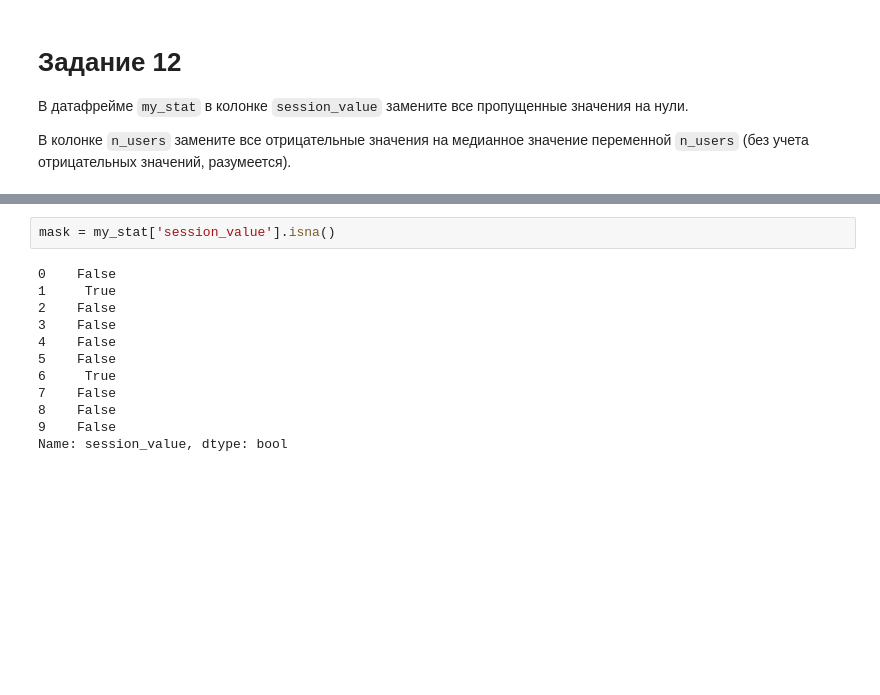
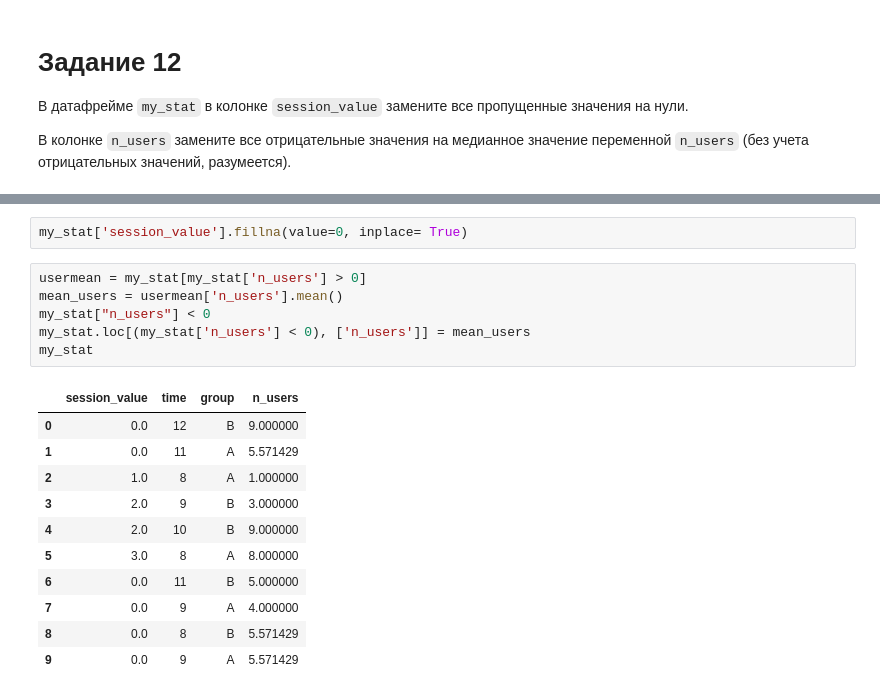
Before and after one commit to Rinengen/Python_HW, a Jupyter notebook: project_4/HW3.ipynb, the cells around one changed output, grey strips where cells are left out. Drawn from its saved outputs; the diff is of its cells as text; blank space fills up the shorter version.

```diff
--- a/project_4/HW3.ipynb
+++ b/project_4/HW3.ipynb
@@ -382,14 +449,20 @@ my_stat = pd.read_csv('https://stepik.org/media/attachments/course/4852/my_stat_
 # %%
-mask = my_stat['session_value'].isna()
+my_stat['session_value'].fillna(value=0, inplace= True)
-# %% [output]
-0    False
-1     True
-2    False
-3    False
-4    False
-5    False
-6     True
-7    False
-8    False
-9    False
-Name: session_value, dtype: bool
+# %%
+usermean = my_stat[my_stat['n_users'] > 0]
+mean_users = usermean['n_users'].mean()
+my_stat["n_users"] < 0
+my_stat.loc[(my_stat['n_users'] < 0), ['n_users']] = mean_users
+my_stat
+# %% [output]
+|  | session_value | time | group | n_users |
+| 0 | 0.0 | 12 | B | 9.000000 |
+| 1 | 0.0 | 11 | A | 5.571429 |
+| 2 | 1.0 | 8 | A | 1.000000 |
+| 3 | 2.0 | 9 | B | 3.000000 |
+| 4 | 2.0 | 10 | B | 9.000000 |
+| 5 | 3.0 | 8 | A | 8.000000 |
+| 6 | 0.0 | 11 | B | 5.000000 |
+| 7 | 0.0 | 9 | A | 4.000000 |
+| 8 | 0.0 | 8 | B | 5.571429 |
+| 9 | 0.0 | 9 | A | 5.571429 |
```
Also changed, not shown: parts of 9 cells of this notebook.
